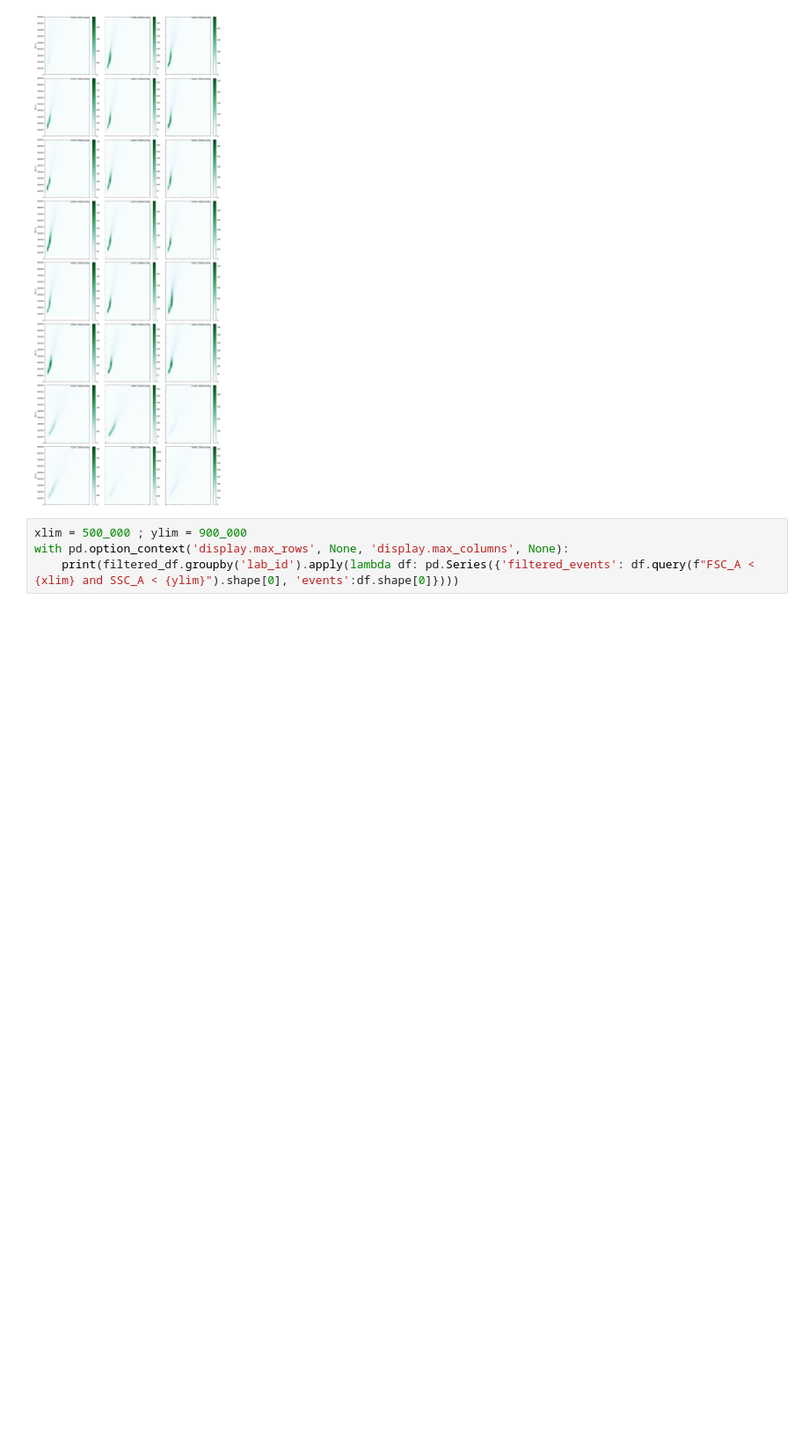
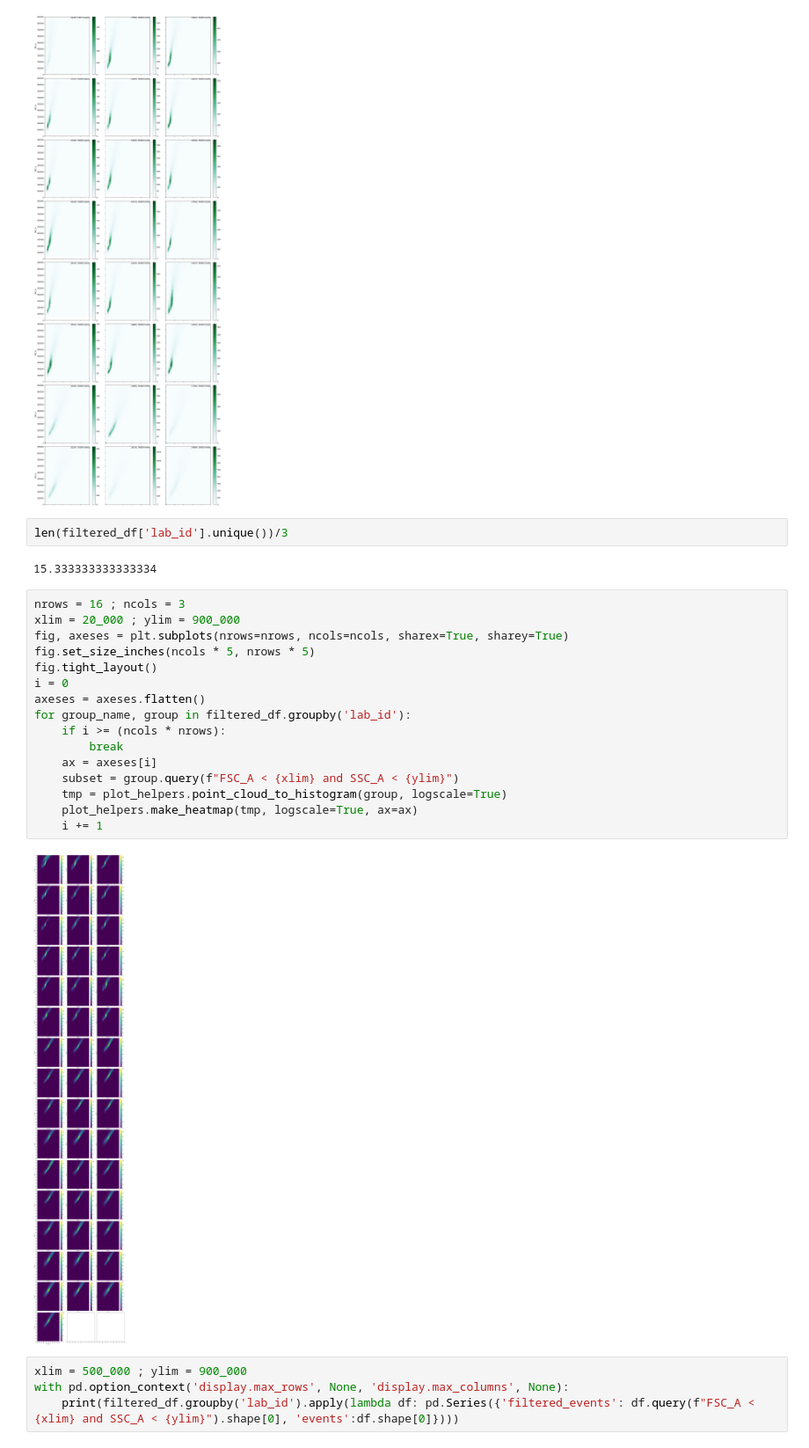
Before and after one commit to rpgoldman/replication-paper-data-analysis, a Jupyter notebook: Gating_Positive_Controls.ipynb, the cells around one changed output. Shown at 88% size. Saved outputs shown, nothing was run; the diff lists cells and outputs as text; blank space fills up the shorter version.

```diff
--- a/Gating_Positive_Controls.ipynb
+++ b/Gating_Positive_Controls.ipynb
@@ -648,6 +642,28 @@ for group_name, group in filtered_df.groupby('lab_id'):
     i += 1
 # %% [output]
 [figure]
+# %%
+len(filtered_df['lab_id'].unique())/3
+# %% [output]
+15.333333333333334
+# %%
+nrows = 16 ; ncols = 3
+xlim = 20_000 ; ylim = 900_000
+fig, axeses = plt.subplots(nrows=nrows, ncols=ncols, sharex=True, sharey=True)
+fig.set_size_inches(ncols * 5, nrows * 5)
+fig.tight_layout()
+i = 0
+axeses = axeses.flatten()
+for group_name, group in filtered_df.groupby('lab_id'):
+    if i >= (ncols * nrows):
+        break
+    ax = axeses[i]
+    subset = group.query(f"FSC_A < {xlim} and SSC_A < {ylim}")
+    tmp = plot_helpers.point_cloud_to_histogram(group, logscale=True)
+    plot_helpers.make_heatmap(tmp, logscale=True, ax=ax)
+    i += 1
+# %% [output]
+[figure, added]
 # %%
 xlim = 500_000 ; ylim = 900_000
 with pd.option_context('display.max_rows', None, 'display.max_columns', None):
```
Also changed, not shown: parts of 6 cells of this notebook, 1 other file.
